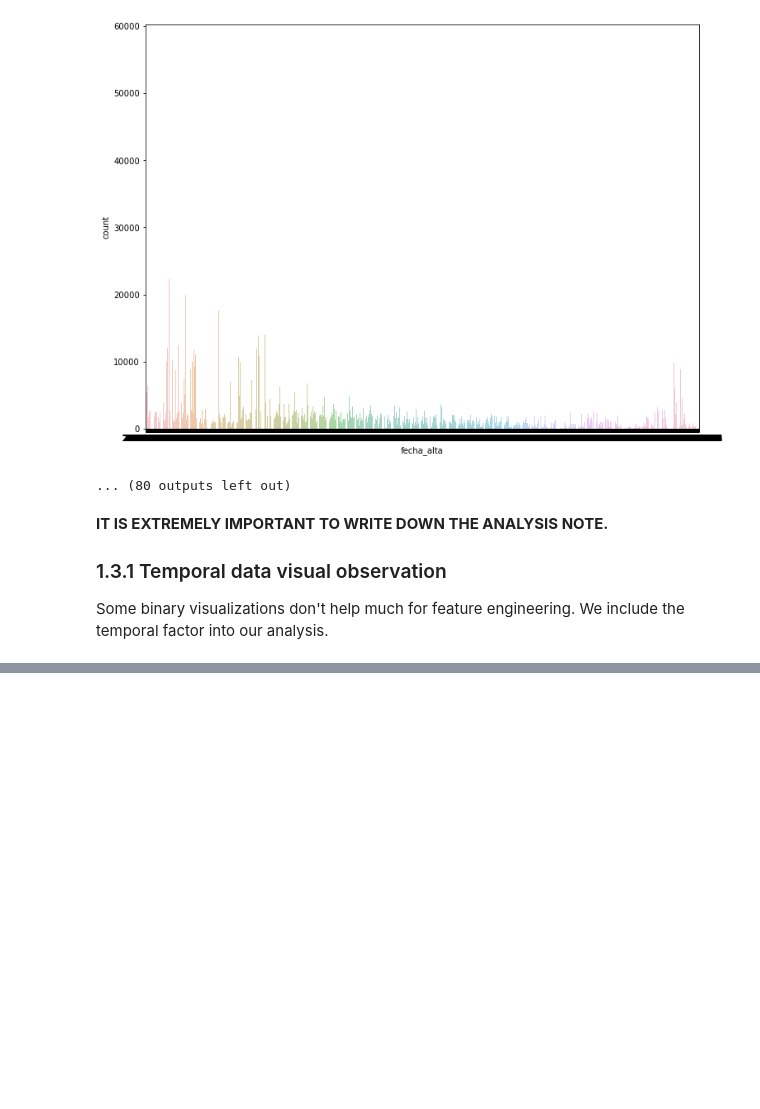
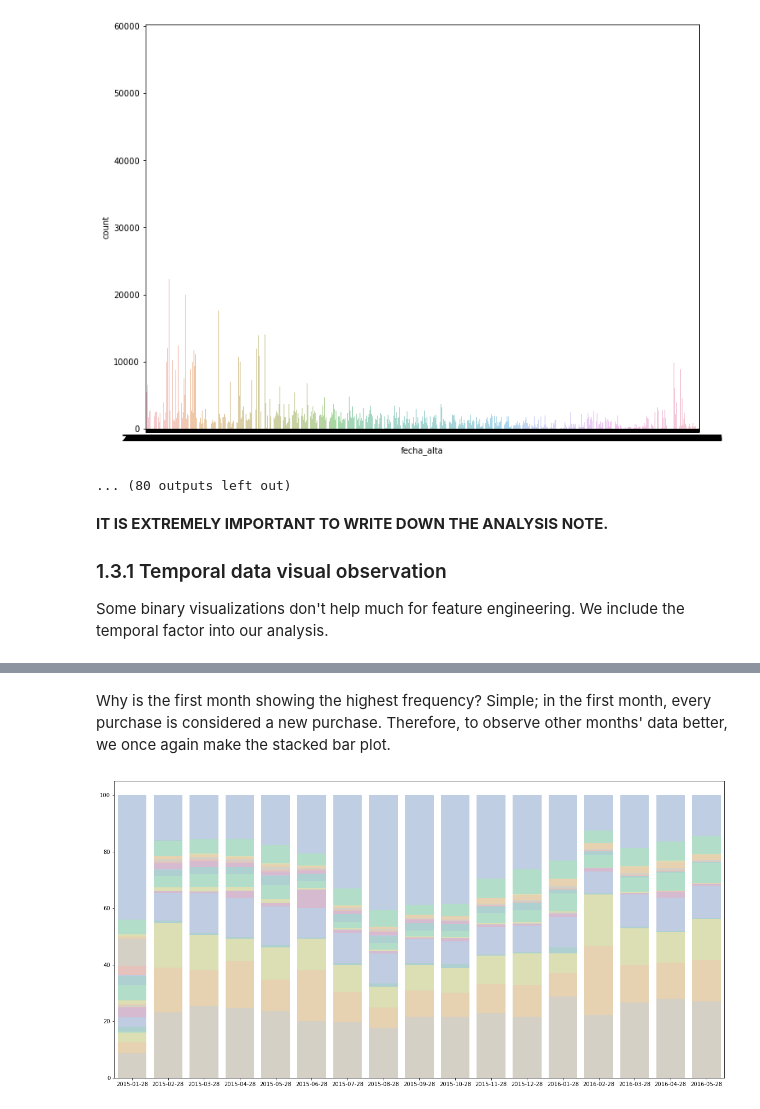
Before and after one commit to therobinkay/DS_training, a Jupyter notebook: santander/santander.ipynb, the cells around one changed output, grey strips where cells are left out. Cells and saved outputs as stored; diff of their text form; code cells hidden in the pictures; blank space fills up the shorter version.

```diff
--- a/santander/santander.ipynb
+++ b/santander/santander.ipynb
@@ -211,0 +325,13 @@ plt.legend([plt.Rectangle((0,0),1,1,fc=color_list[i%8], edgecolor='none') for i
+# %% [markdown]
+Why is the first month showing the highest frequency? Simple; in the first month, every purchase is considered a new purchase. Therefore, to observe other months' data better, we once again make the stacked bar plot.
+# %%
+label_sum_percent = (label_sum_over_time) / (1.*np.asarray(label_sum_over_time).max(axis=0)) * 100
+
+f, ax = plt.subplots(figsize=(20, 10))
+for i in range(len(label_cols)):
+    sns.barplot(x=months, y=label_sum_percent[i], color=color_list[i%8], alpha=0.7)
+
+# plt.legend([plt.Rectangle((0,0),1,1,fc=color_list[i%8], edgecolor='none') for i in range(len(label_cols))],
+#           label_cols, loc=1, ncol=2, prop={'size':16})
+# %% [output]
+[figure, added]
```
Also changed, not shown: parts of 18 cells of this notebook.
